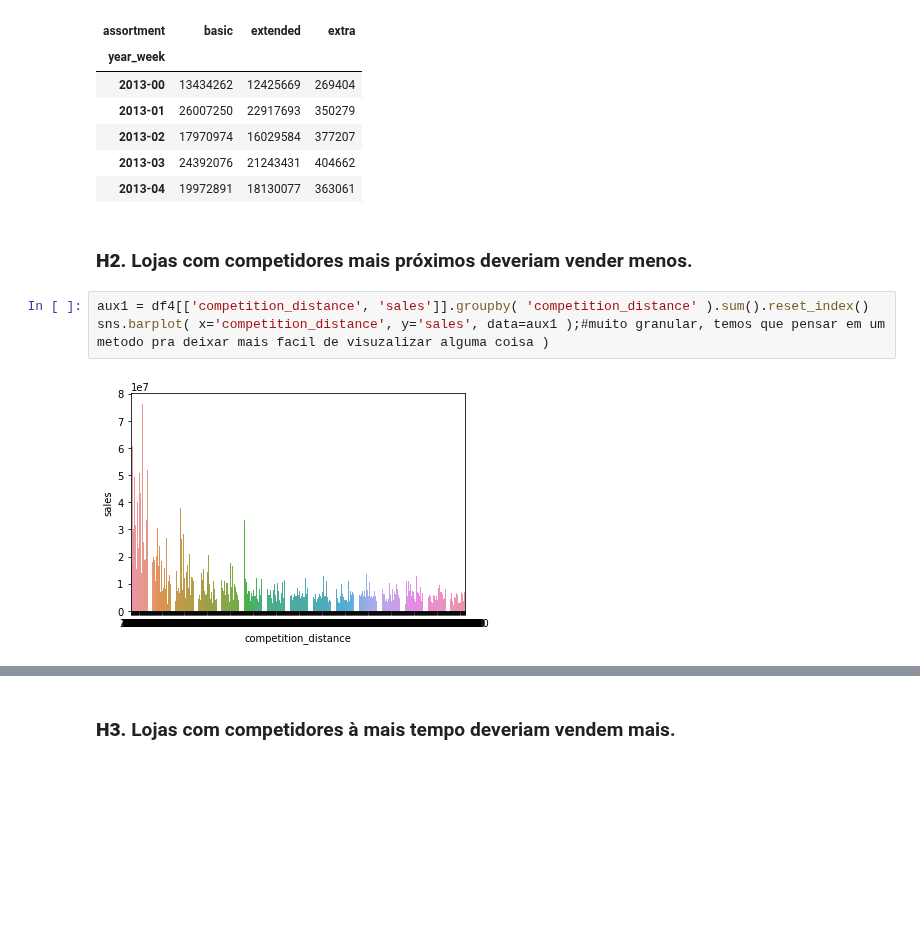
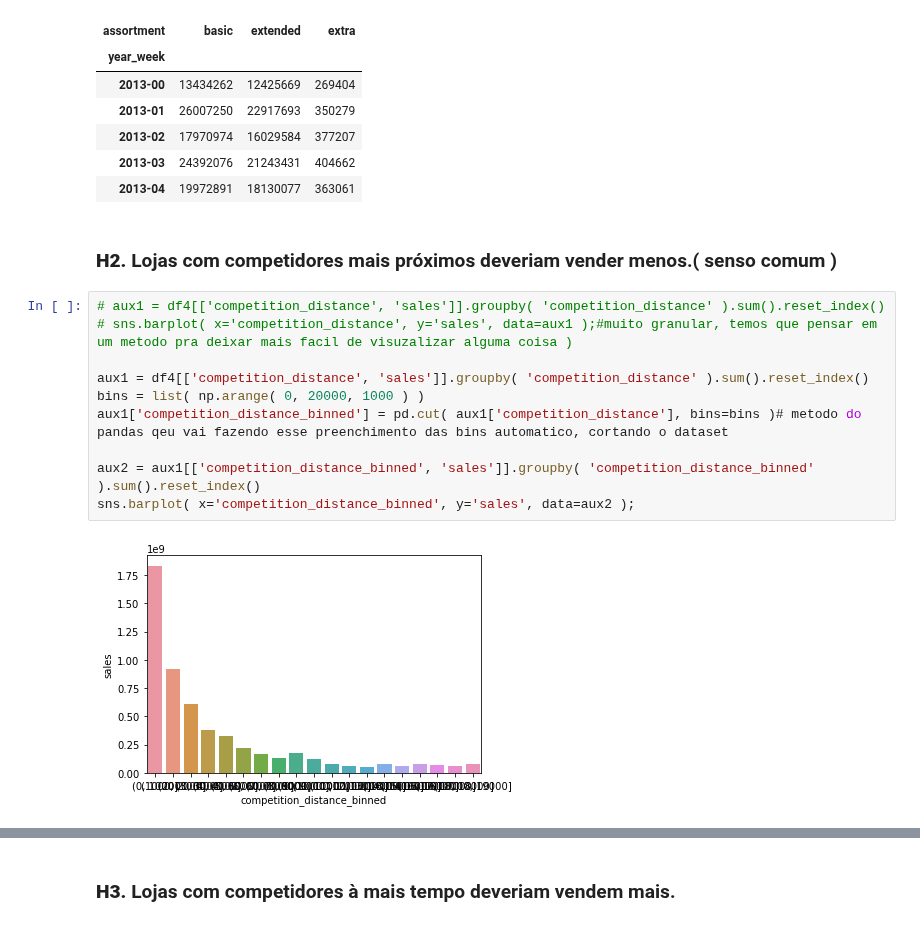
Before and after one commit to Edu-p/ds-project-model, a Jupyter notebook: notebooks/StoreSalesPrediction_md04_v01.ipynb, the cells around one changed output, grey strips where cells are left out. Drawn from its saved outputs; the diff is of its cells as text; blank space fills up the shorter version.

```diff
--- a/notebooks/StoreSalesPrediction_md04_v01.ipynb
+++ b/notebooks/StoreSalesPrediction_md04_v01.ipynb
@@ -619,9 +619,16 @@ aux3.head()
 | 2013-03 | 24392076 | 21243431 | 404662 |
 | 2013-04 | 19972891 | 18130077 | 363061 |
 # %% [markdown]
-### **H2.** Lojas com competidores mais próximos deveriam vender menos.
+### **H2.** Lojas com competidores mais próximos deveriam vender menos.( senso comum )
 # %%
+# aux1 = df4[['competition_distance', 'sales']].groupby( 'competition_distance' ).sum().reset_index()
+# sns.barplot( x='competition_distance', y='sales', data=aux1 );#muito granular, temos que pensar em um metodo pra deixar mais facil de visuzalizar alguma coisa )
+
 aux1 = df4[['competition_distance', 'sales']].groupby( 'competition_distance' ).sum().reset_index()
-sns.barplot( x='competition_distance', y='sales', data=aux1 );#muito granular, temos que pensar em um metodo pra deixar mais facil de visuzalizar alguma coisa )
+bins = list( np.arange( 0, 20000, 1000 ) )
+aux1['competition_distance_binned'] = pd.cut( aux1['competition_distance'], bins=bins )# metodo do pandas qeu vai fazendo esse preenchimento das bins automatico, cortando o dataset
+
+aux2 = aux1[['competition_distance_binned', 'sales']].groupby( 'competition_distance_binned' ).sum().reset_index()
+sns.barplot( x='competition_distance_binned', y='sales', data=aux2 );
 # %% [output]
-[figure, old version]
+[figure, new version]
```
Also changed, not shown: parts of 1 cell of this notebook.
